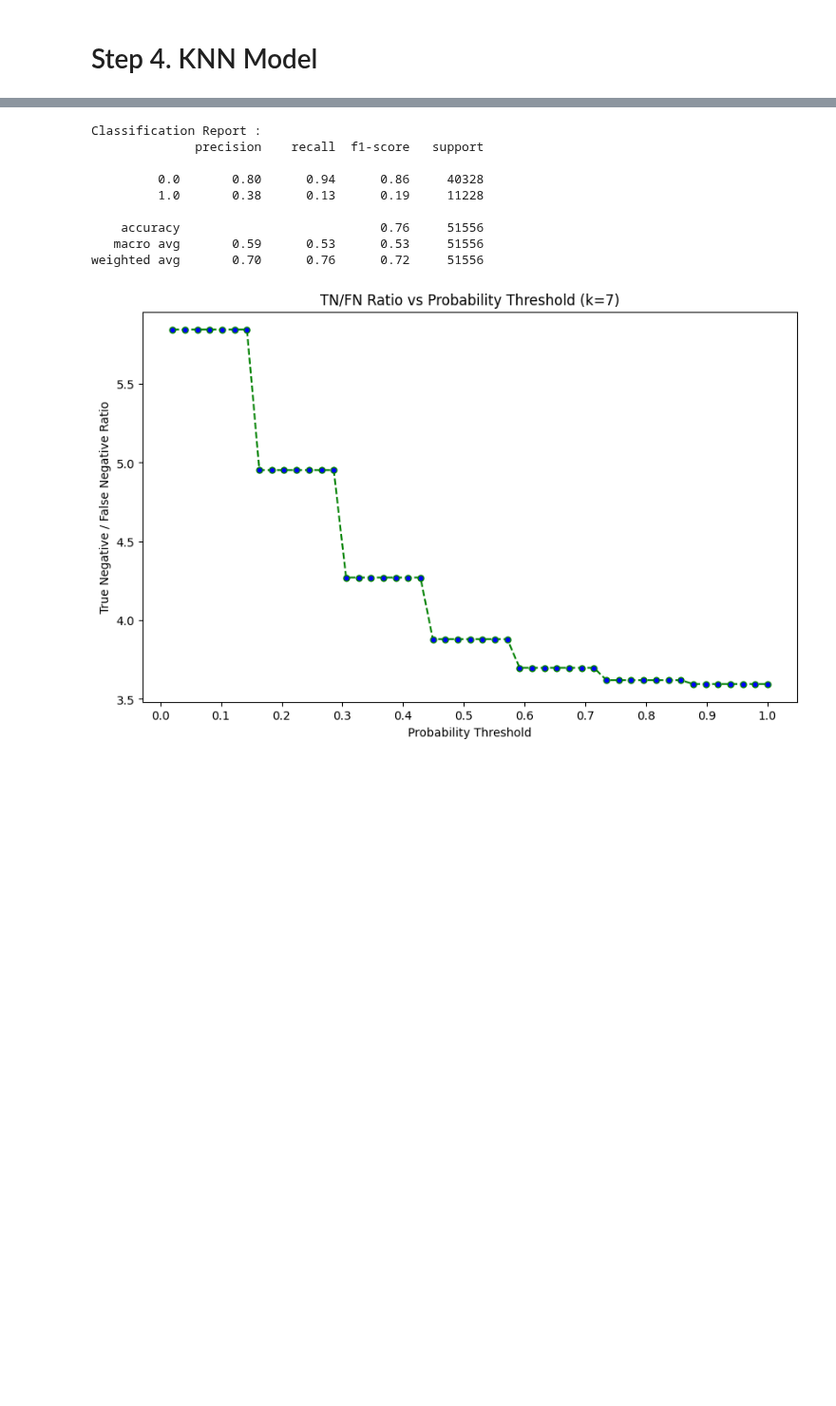
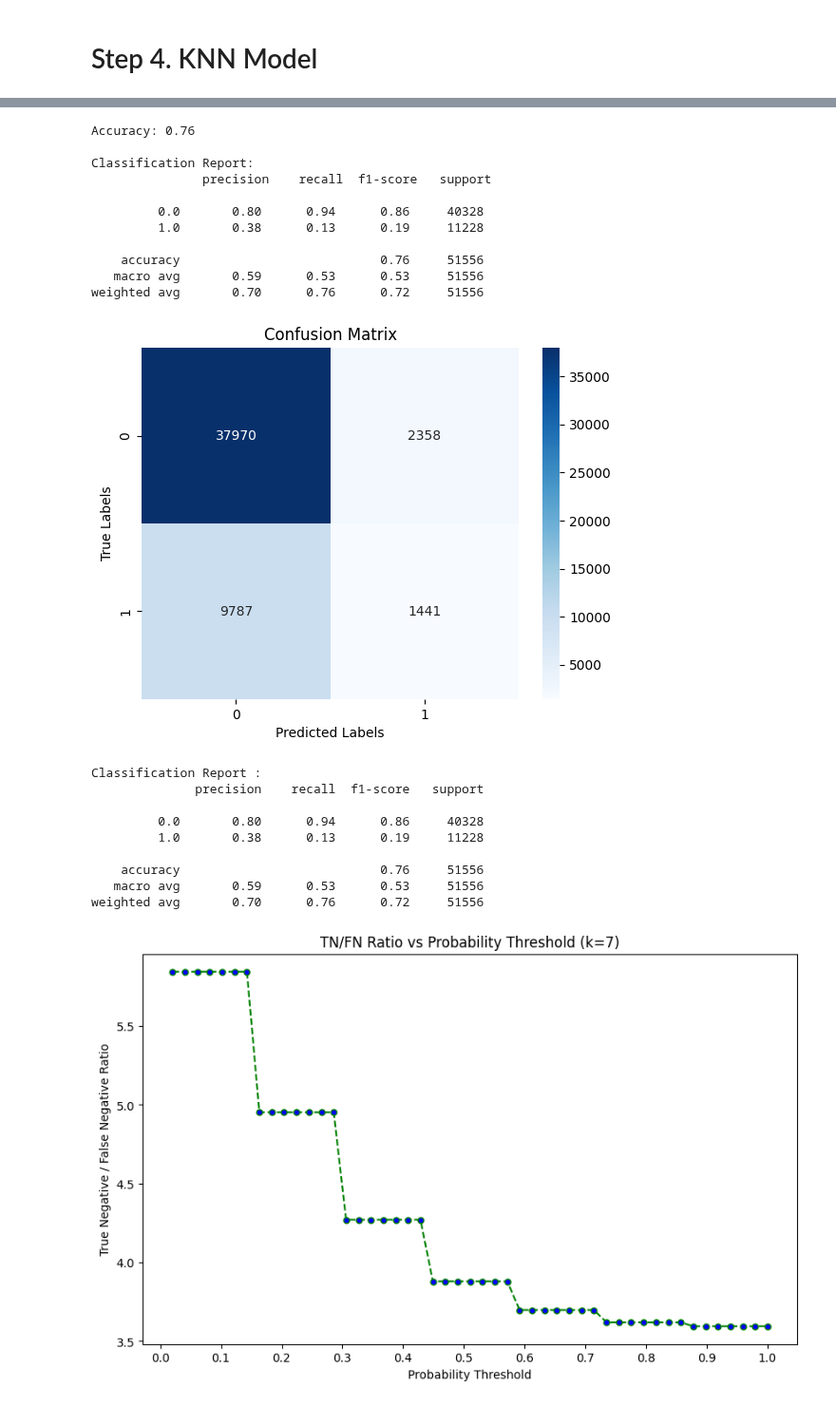
Before and after one commit to tanhl30/HE4045_Project, a Jupyter notebook: 2. Machine Learning Models/2. KNN.ipynb, the cells around one changed output, grey strips where cells are left out. Shown at 95% size. Saved outputs shown, nothing was run; the diff lists cells and outputs as text; code cells hidden in the pictures; blank space fills up the shorter version.

```diff
--- a/2. Machine Learning Models/2. KNN.ipynb
+++ b/2. Machine Learning Models/2. KNN.ipynb
@@ -103,19 +103,48 @@ Optimal k for maximum recall: 1 with recall score: 0.277
-# %%
-knn = KNeighborsClassifier(n_neighbors=7)
-knn.fit(X_train,y_train)
-pred_knn = knn.predict(X_test)
-print("Classification Report :")
-print(     classification_report(y_test,pred_knn))
-# %% [output]
-Classification Report :
-              precision    recall  f1-score   support
-
-         0.0       0.80      0.94      0.86     40328
-         1.0       0.38      0.13      0.19     11228
-
-    accuracy                           0.76     51556
-   macro avg       0.59      0.53      0.53     51556
-weighted avg       0.70      0.76      0.72     51556
+# %%
+knn = KNeighborsClassifier(n_neighbors=7)
+knn.fit(X_train,y_train)
+y_pred = knn.predict(X_test)
+
+accuracy = accuracy_score(y_test, y_pred)
+conf_matrix = confusion_matrix(y_test, y_pred)
+class_report = classification_report(y_test, y_pred)
+
+# Print the results
+print(f'Accuracy: {accuracy:.2f}', "\n")
+print("Classification Report:\n", class_report)
+
+# Plotting heatmap for confusion matrix
+sns.heatmap(conf_matrix, annot=True, fmt='.0f', cmap='Blues', cbar=True,
+            xticklabels=['0', '1'], yticklabels=['0', '1'])
+plt.title('Confusion Matrix')
+plt.xlabel('Predicted Labels')
+plt.ylabel('True Labels')
+plt.show()
+
+print("Classification Report :")
+print(     classification_report(y_test,pred_knn))
+# %% [output]
+Accuracy: 0.76
+
+Classification Report:
+               precision    recall  f1-score   support
+
+         0.0       0.80      0.94      0.86     40328
+         1.0       0.38      0.13      0.19     11228
+
+    accuracy                           0.76     51556
+   macro avg       0.59      0.53      0.53     51556
+weighted avg       0.70      0.76      0.72     51556
+[figure, added]
+Classification Report :
+              precision    recall  f1-score   support
+
+         0.0       0.80      0.94      0.86     40328
+         1.0       0.38      0.13      0.19     11228
+
+    accuracy                           0.76     51556
+   macro avg       0.59      0.53      0.53     51556
+weighted avg       0.70      0.76      0.72     51556
 # %%
 k = 7  # Replace 'optimal_k' with the chosen k value
 
```
Also changed, not shown: parts of 2 cells of this notebook.
